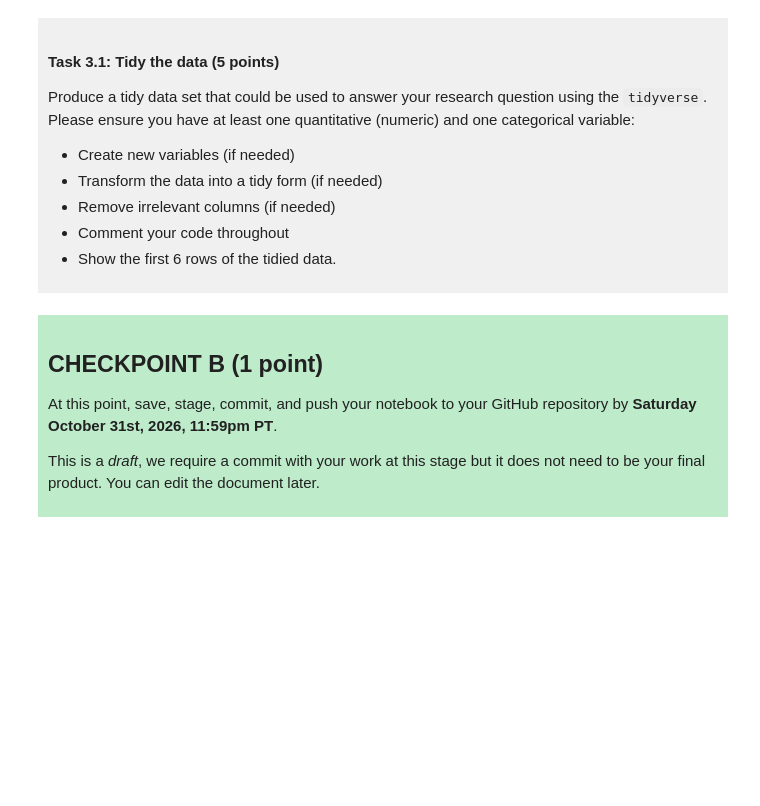
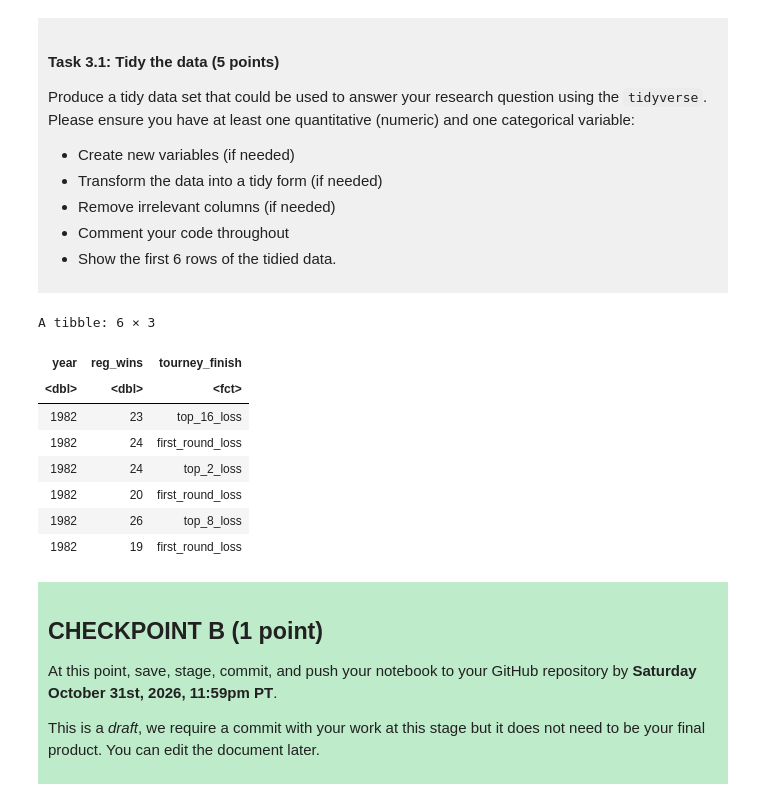
Before and after one commit to RayanHu74/dsci-100-project-rayan-hu, a Jupyter notebook: dsci-100-project-notebook.ipynb, the cells around one changed output. Cells and saved outputs as stored; diff of their text form; code cells hidden in the pictures; blank space fills up the shorter version.

```diff
--- a/dsci-100-project-notebook.ipynb
+++ b/dsci-100-project-notebook.ipynb
@@ -189,7 +222,25 @@ Produce a tidy data set that could be used to answer your research question usin
 
 </div>
 # %%
-### EDIT THIS CODE CELL ###
+ncaa_tidydata <- ncaa_data |>
+    select(year, reg_wins, tourney_finish) |>
+# Selected the relevant columns for my predictions, keeping only the two predictors and the column to be predicted
+    mutate(tourney_finish = as_factor(tourney_finish))
+# Turned tourney_finish into a factor so R treats it as a category
+# No further transformation is needed, as the data is tidy in the form of a single variable per column, a single observation per row, and a single value per cell
+ncaa_tidydata_preview <- slice(ncaa_tidydata, 1:6)
+# Sliced the first 6 rows of the tidied data
+ncaa_tidydata_preview
+# %% [output]
+A tibble: 6 × 3
+| year | reg_wins | tourney_finish |
+| <dbl> | <dbl> | <fct> |
+| 1982 | 23 | top_16_loss |
+| 1982 | 24 | first_round_loss |
+| 1982 | 24 | top_2_loss |
+| 1982 | 20 | first_round_loss |
+| 1982 | 26 | top_8_loss |
+| 1982 | 19 | first_round_loss |
 # %% [markdown]
 <div style="background-color: #beebca; padding: 10px;">
 
```
Also changed, not shown: parts of 3 cells of this notebook.
